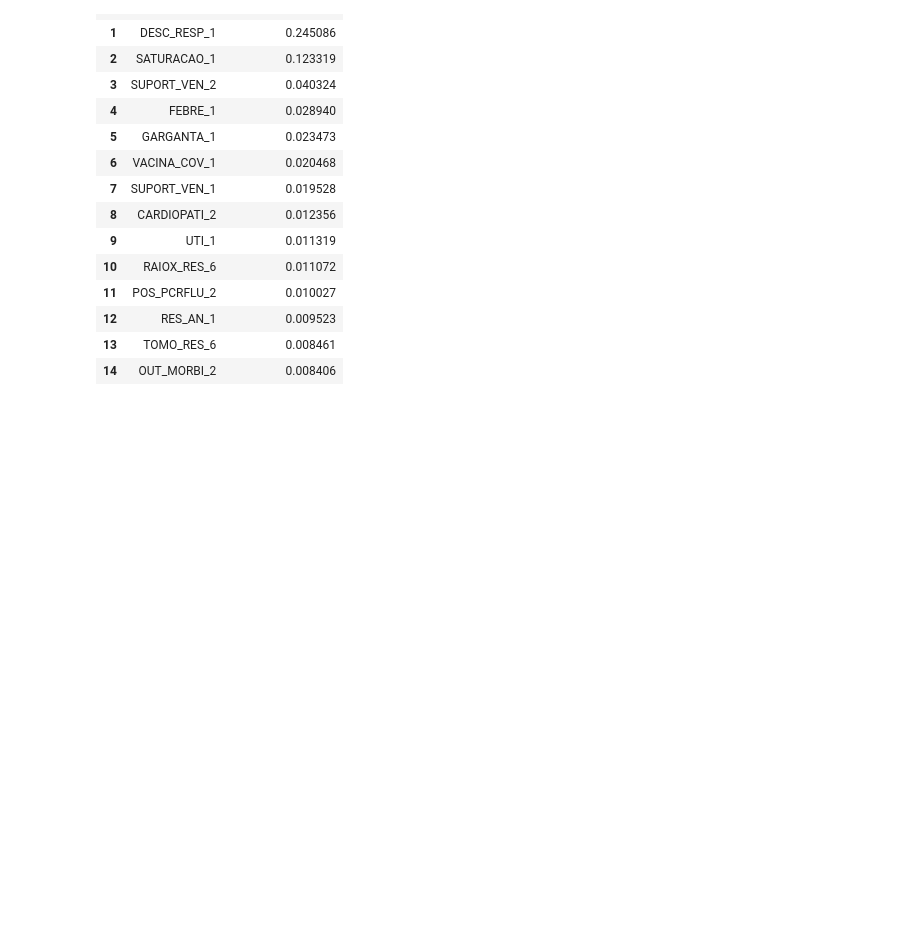
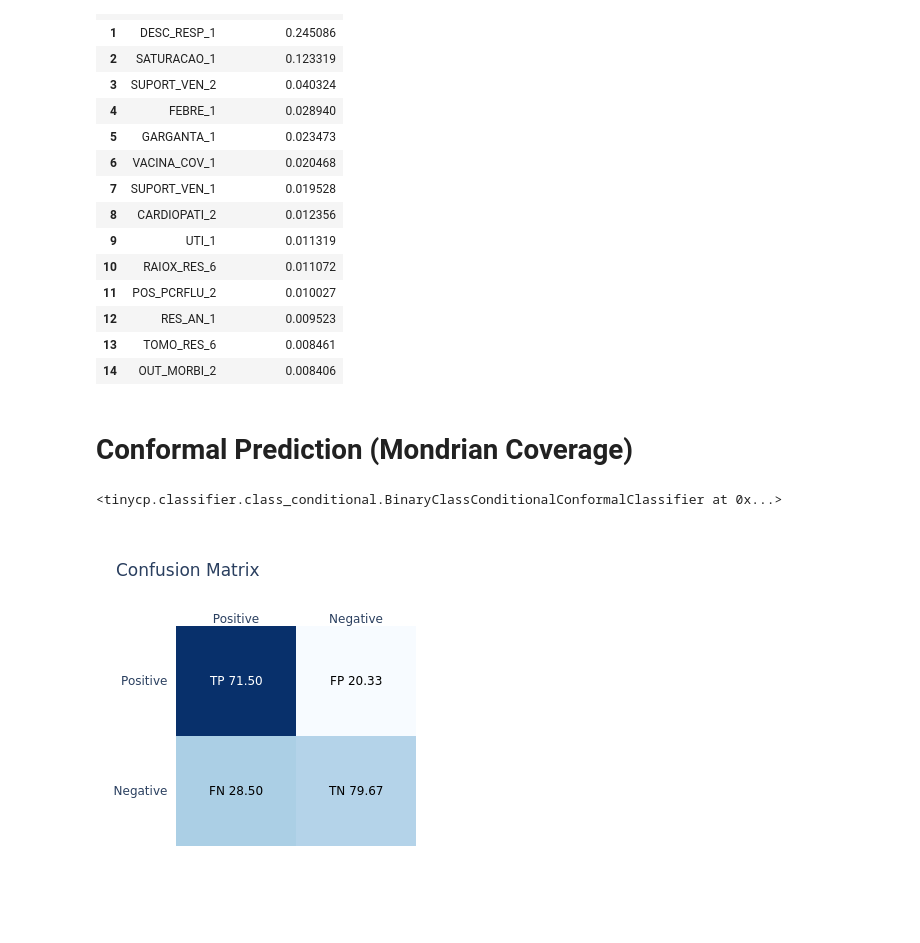
Before and after one commit to HeyLucasLeao/feature-residualizer, a Jupyter notebook: eda.ipynb, the cells around one changed output. Drawn from its saved outputs; the diff is of its cells as text; code cells hidden in the pictures; blank space fills up the shorter version.

Commit message:
✨  add BinaryClassConditionalConformalClassifier

```diff
--- a/eda.ipynb
+++ b/eda.ipynb
@@ -688,8 +691,8 @@ Logit Regression Results
 # %% [markdown]
 # RandomForestClassifier
 # %%
-model = RandomForestClassifier(random_state=42, n_jobs=-1, oob_score=True, max_depth=int(np.ceil(np.log2(len(df_train)) - 1)), min_samples_leaf=5)
-model.fit(X_train[filtered_features], y_train)
+rf = RandomForestClassifier(random_state=42, n_jobs=-1, oob_score=True, max_depth=int(np.ceil(np.log2(len(df_train)) - 1)), min_samples_leaf=5)
+rf.fit(X_train[filtered_features], y_train)
 # %% [output]
 RandomForestClassifier(max_depth=17, min_samples_leaf=5, n_jobs=-1,
                        oob_score=True, random_state=42)
@@ -730,3 +735,14 @@ results.head(15)
 | 12 | RES_AN_1 | 0.009523 |
 | 13 | TOMO_RES_6 | 0.008461 |
 | 14 | OUT_MORBI_2 | 0.008406 |
+# %% [markdown]
+# Conformal Prediction (Mondrian Coverage)
+# %%
+model = BinaryClassConditionalConformalClassifier(rf)
+model.fit(y=y_train.values, oob=True)
+# %% [output]
+<tinycp.classifier.class_conditional.BinaryClassConditionalConformalClassifier at 0x...>
+# %%
+conformal_confusion_matrix(model, X_test[filtered_features], y_test, alpha=0.3, fig_type="png")
+# %% [output]
+[figure, added]
```
Also changed, not shown: parts of 7 cells of this notebook.
